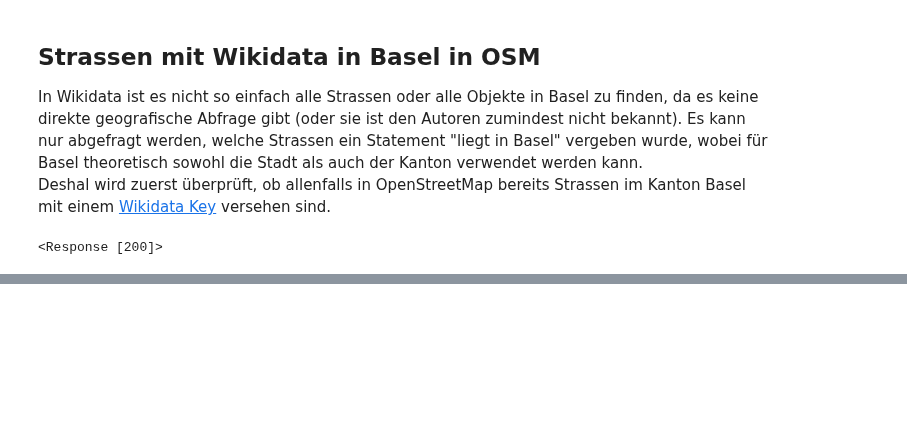
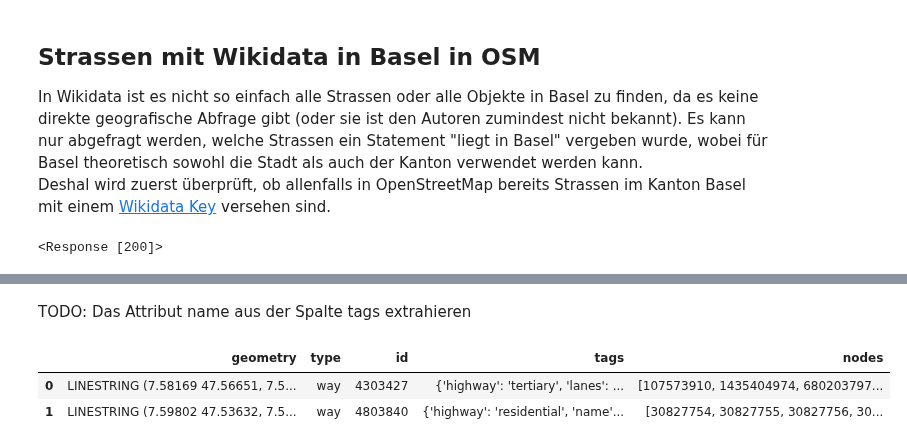
Before and after one commit to CaptainInler/cassda-zertifikatsarbeit, a Jupyter notebook: Dataunderstanding/du-Wikidata.ipynb, the cells around one changed output, grey strips where cells are left out. Saved outputs shown, nothing was run; the diff lists cells and outputs as text; code cells hidden in the pictures; blank space fills up the shorter version.

```diff
--- a/Dataunderstanding/du-Wikidata.ipynb
+++ b/Dataunderstanding/du-Wikidata.ipynb
@@ -54,0 +46,8 @@ query = """SELECT ?nativename ?streetkey WHERE {
+# %% [markdown]
+TODO: Das Attribut name aus der Spalte tags extrahieren
+# %%
+points.head(2)
+# %% [output]
+|  | geometry | type | id | tags | nodes |
+| 0 | LINESTRING (7.58169 47.56651, 7.5... | way | 4303427 | {'highway': 'tertiary', 'lanes': ... | [107573910, 1435404974, 680203797... |
+| 1 | LINESTRING (7.59802 47.53632, 7.5... | way | 4803840 | {'highway': 'residential', 'name'... | [30827754, 30827755, 30827756, 30... |
```
Also changed, not shown: parts of 16 cells of this notebook, 1 other file.
